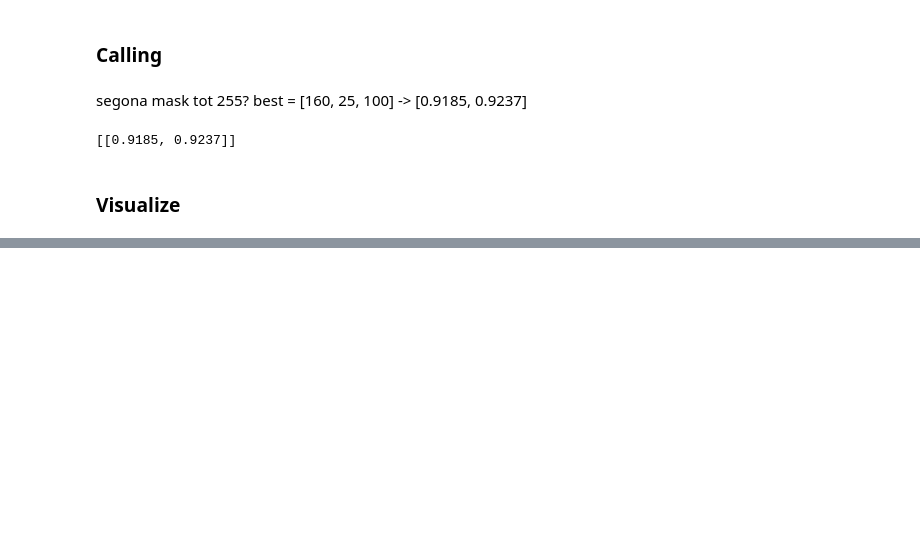
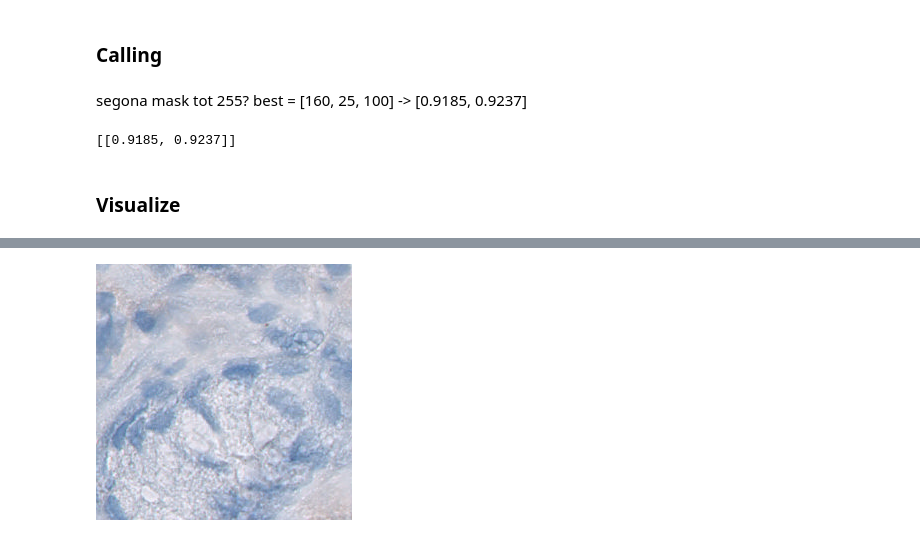
Before and after one commit to Arnau1/Helicobacter, a Jupyter notebook: ColourAnalysis.ipynb, the cells around one changed output, grey strips where cells are left out. Cells and saved outputs as stored; diff of their text form; code cells hidden in the pictures; blank space fills up the shorter version.

```diff
--- a/ColourAnalysis.ipynb
+++ b/ColourAnalysis.ipynb
@@ -117,0 +133,4 @@ np.sum(output_hsv)
+# %%
+no_bacteria[19]['img']
+# %% [output]
+[figure, added]
```
Also changed, not shown: parts of 8 cells of this notebook, 1 other file.
